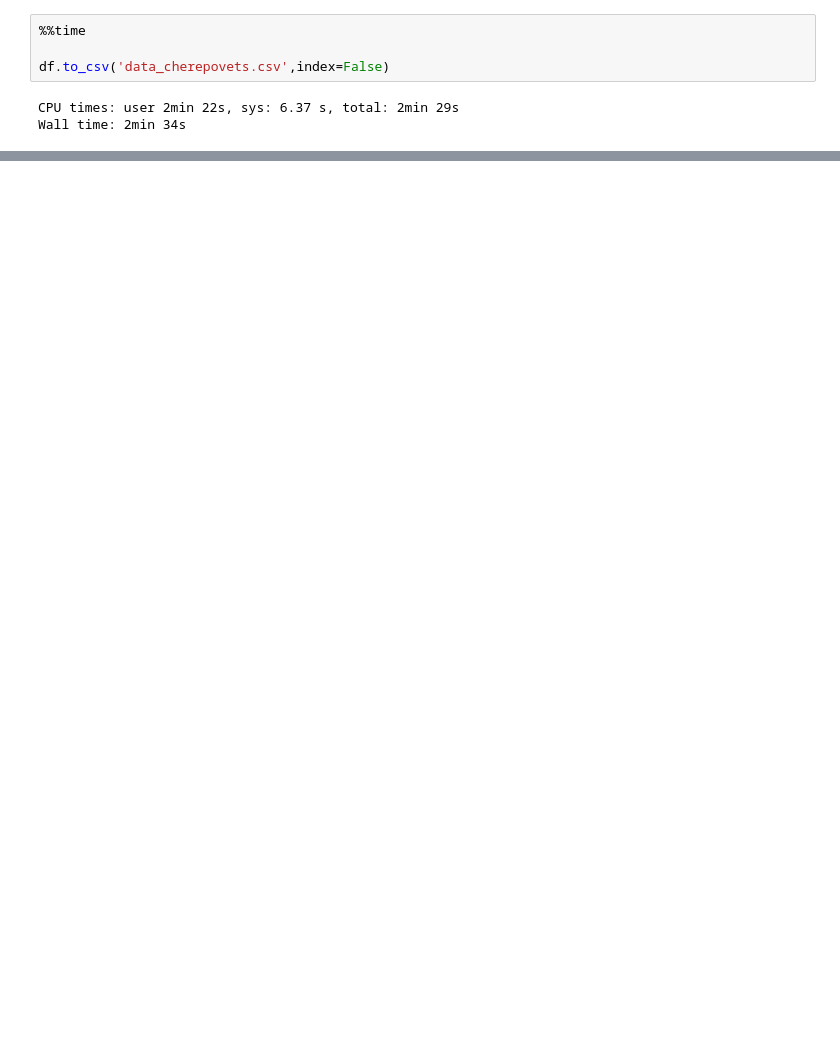
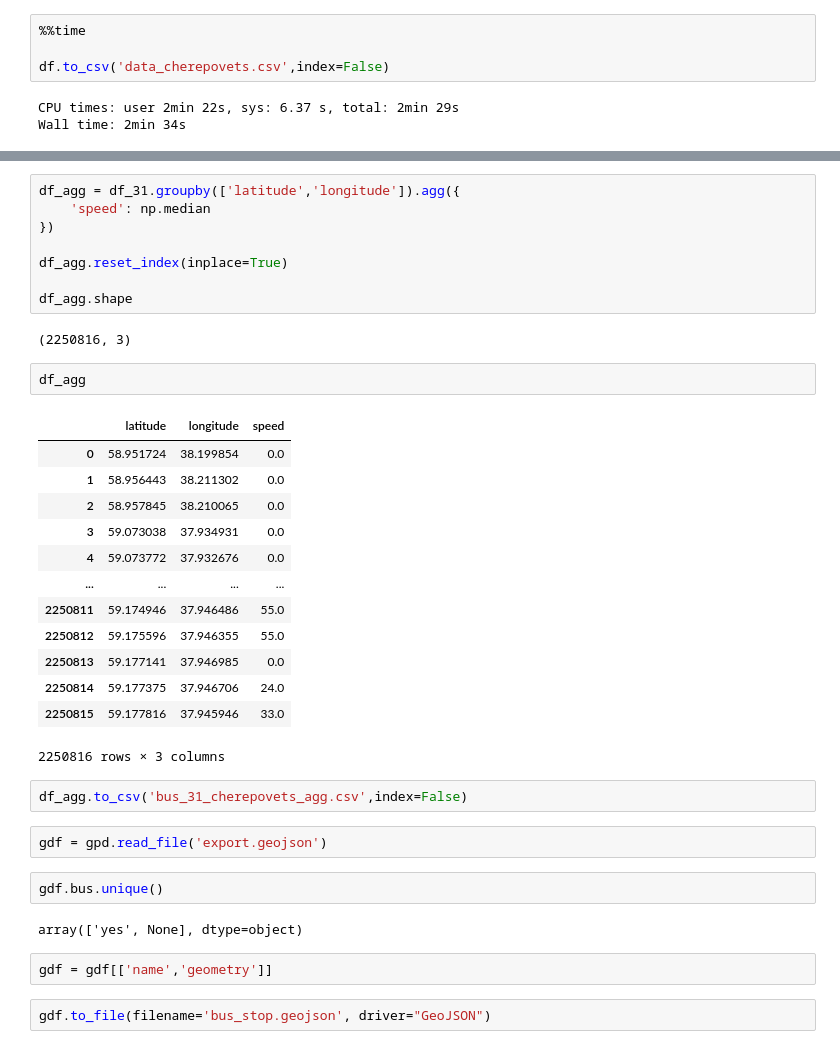
Before and after one commit to k0rsakov/transport_research_in_Cherepovets, a Jupyter notebook: notebooks/research.ipynb, the cells around one changed output, grey strips where cells are left out. Cells and saved outputs as stored; diff of their text form; blank space fills up the shorter version.

```diff
--- a/notebooks/research.ipynb
+++ b/notebooks/research.ipynb
@@ -85,0 +203,38 @@ Wall time: 2min 34s
+# %%
+df_agg = df_31.groupby(['latitude','longitude']).agg({
+    'speed': np.median
+})
+
+df_agg.reset_index(inplace=True)
+
+df_agg.shape
+# %% [output]
+(2250816, 3)
+# %%
+df_agg
+# %% [output]
+|  | latitude | longitude | speed |
+| 0 | 58.951724 | 38.199854 | 0.0 |
+| 1 | 58.956443 | 38.211302 | 0.0 |
+| 2 | 58.957845 | 38.210065 | 0.0 |
+| 3 | 59.073038 | 37.934931 | 0.0 |
+| 4 | 59.073772 | 37.932676 | 0.0 |
+| ... | ... | ... | ... |
+| 2250811 | 59.174946 | 37.946486 | 55.0 |
+| 2250812 | 59.175596 | 37.946355 | 55.0 |
+| 2250813 | 59.177141 | 37.946985 | 0.0 |
+| 2250814 | 59.177375 | 37.946706 | 24.0 |
+| 2250815 | 59.177816 | 37.945946 | 33.0 |
+2250816 rows × 3 columns
+# %%
+df_agg.to_csv('bus_31_cherepovets_agg.csv',index=False)
+# %%
+gdf = gpd.read_file('export.geojson')
+# %%
+gdf.bus.unique()
+# %% [output]
+array(['yes', None], dtype=object)
+# %%
+gdf = gdf[['name','geometry']]
+# %%
+gdf.to_file(filename='bus_stop.geojson', driver="GeoJSON")
```
Also changed, not shown: parts of 32 cells of this notebook, 3 other files.
